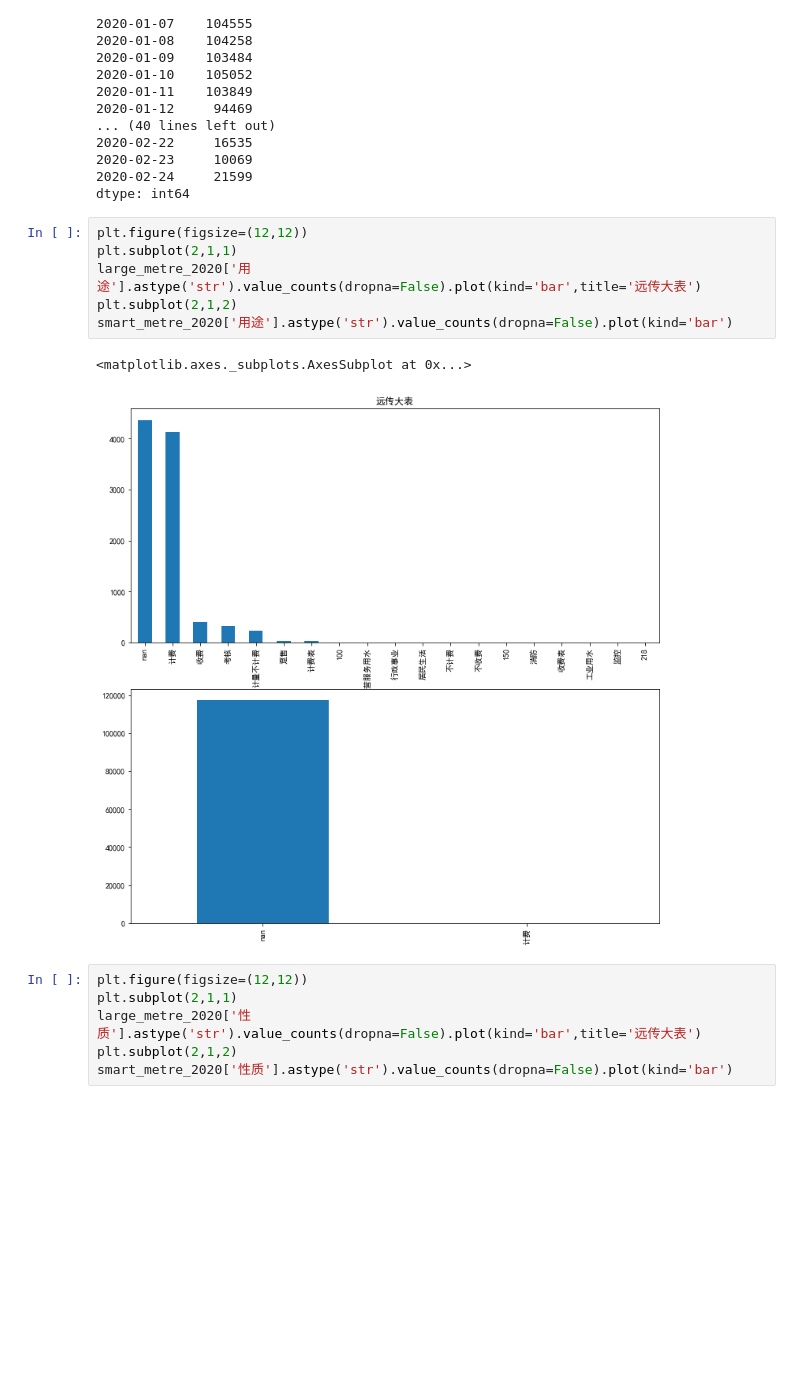
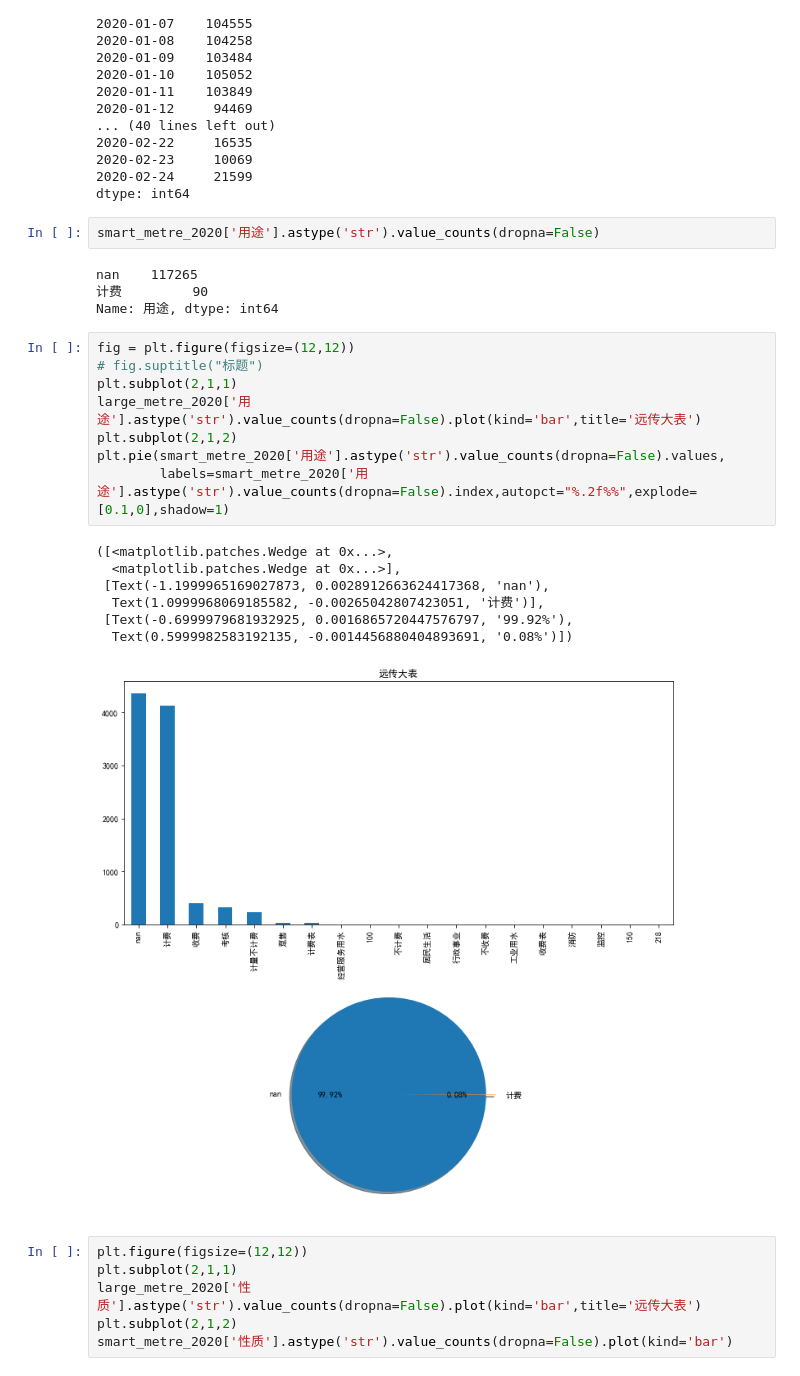
Before and after one commit to jayaston/mypyworks, a Jupyter notebook: 远传水表描述性分析.ipynb, the cells around one changed output. Drawn from its saved outputs; the diff is of its cells as text; blank space fills up the shorter version.

```diff
--- a/远传水表描述性分析.ipynb
+++ b/远传水表描述性分析.ipynb
@@ -532,15 +486,28 @@ all_metre_2020.count()
 2020-02-23     10069
 2020-02-24     21599
 dtype: int64
+# %%
+smart_metre_2020['用途'].astype('str').value_counts(dropna=False)
+# %% [output]
+nan    117265
+计费         90
+Name: 用途, dtype: int64
 # %%
-plt.figure(figsize=(12,12))
+fig = plt.figure(figsize=(12,12))
+# fig.suptitle("标题")
 plt.subplot(2,1,1)
 large_metre_2020['用途'].astype('str').value_counts(dropna=False).plot(kind='bar',title='远传大表')
 plt.subplot(2,1,2)
-smart_metre_2020['用途'].astype('str').value_counts(dropna=False).plot(kind='bar')
+plt.pie(smart_metre_2020['用途'].astype('str').value_counts(dropna=False).values,
+        labels=smart_metre_2020['用途'].astype('str').value_counts(dropna=False).index,autopct="%.2f%%",explode=[0.1,0],shadow=1)
 # %% [output]
-<matplotlib.axes._subplots.AxesSubplot at 0x...>
+([<matplotlib.patches.Wedge at 0x...>,
+  <matplotlib.patches.Wedge at 0x...>],
+ [Text(-1.1999965169027873, 0.0028912663624417368, 'nan'),
+  Text(1.0999968069185582, -0.00265042807423051, '计费')],
+ [Text(-0.6999979681932925, 0.0016865720447576797, '99.92%'),
+  Text(0.5999982583192135, -0.0014456880404893691, '0.08%')])
-[figure, old version]
+[figure, new version]
 # %%
 plt.figure(figsize=(12,12))
 plt.subplot(2,1,1)
```
Also changed, not shown: parts of 20 cells of this notebook, 1 other file.
